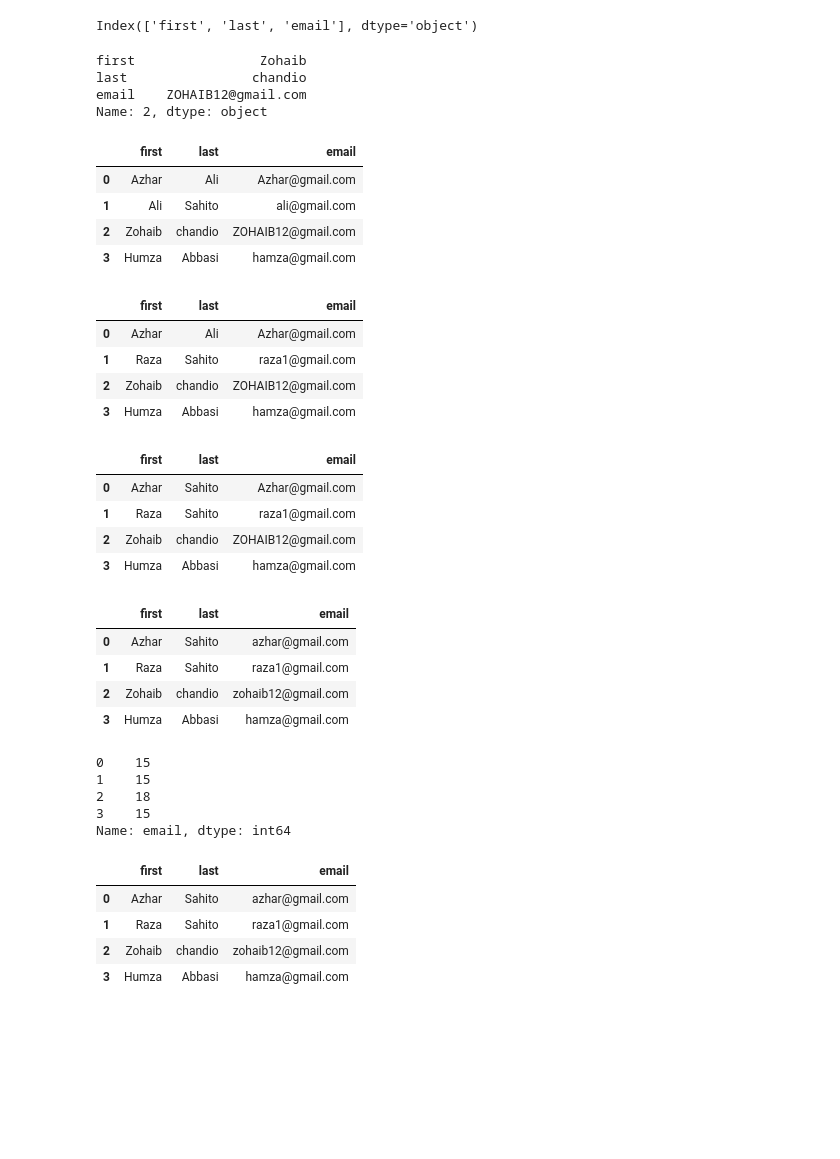
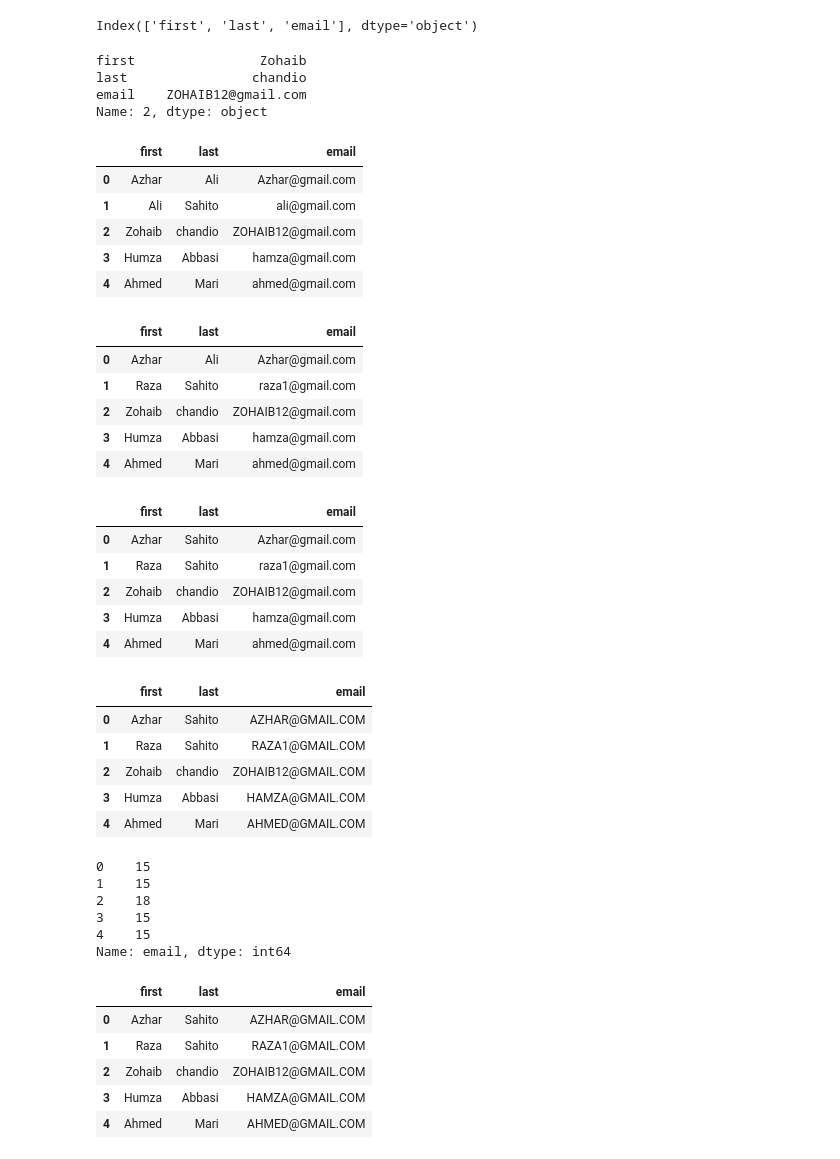
Before and after one commit to Asghar267/100DaysOfCodePython_Reboot_2.0, a Jupyter notebook: Day_18_pandas.ipynb, the cells around one changed output. Drawn from its saved outputs; the diff is of its cells as text; code cells hidden in the pictures; blank space fills up the shorter version.

```diff
--- a/Day_18_pandas.ipynb
+++ b/Day_18_pandas.ipynb
@@ -16,9 +16,9 @@ people = {
 }
 # %%
 people = {
-    'first': ['Azhar', 'Ali', 'sahito','Humza'],
-    'last' : ["Ali", "Sahito", "Azhar","Abbasi"],
-    'email': ['Azhar@gmail.com', 'ali@gmail.com', 'sahito@gmail.com', 'hamza@gmail.com']
+    'first': ['Azhar', 'Ali', 'sahito','Humza','Ahmed'],
+    'last' : ["Ali", "Sahito", "Azhar","Abbasi",'Mari'],
+    'email': ['Azhar@gmail.com', 'ali@gmail.com', 'sahito@gmail.com', 'hamza@gmail.com','ahmed@gmail.com']
 }
 # %%
 df = pd.DataFrame(people)
@@ -145,6 +149,7 @@ Name: 2, dtype: object
 | 1 | Ali | Sahito | ali@gmail.com |
 | 2 | Zohaib | chandio | ZOHAIB12@gmail.com |
 | 3 | Humza | Abbasi | hamza@gmail.com |
+| 4 | Ahmed | Mari | ahmed@gmail.com |
 # %%
 df.loc[1,['first','email']] = ['Raza', 'raza1@gmail.com']
 df
@@ -154,6 +159,7 @@ df
 | 1 | Raza | Sahito | raza1@gmail.com |
 | 2 | Zohaib | chandio | ZOHAIB12@gmail.com |
 | 3 | Humza | Abbasi | hamza@gmail.com |
+| 4 | Ahmed | Mari | ahmed@gmail.com |
 # %%
 df.loc[0,'last'] ='Sahito' #change single value method 1
 # df.at[0,'last'] = "ALI"    #method 2
@@ -164,16 +170,18 @@ df
 | 1 | Raza | Sahito | raza1@gmail.com |
 | 2 | Zohaib | chandio | ZOHAIB12@gmail.com |
 | 3 | Humza | Abbasi | hamza@gmail.com |
+| 4 | Ahmed | Mari | ahmed@gmail.com |
 # %%
-df['email'] = df['email'].str.lower() #Changing into lower case all emails both methods work same
-df['email'].str.lower()
+df['email'] = df['email'].str.upper() #Changing into upper case all emails both methods work same
+df['email'].str.upper()
 df
 # %% [output]
 |  | first | last | email |
-| 0 | Azhar | Sahito | azhar@gmail.com |
-| 1 | Raza | Sahito | raza1@gmail.com |
-| 2 | Zohaib | chandio | zohaib12@gmail.com |
-| 3 | Humza | Abbasi | hamza@gmail.com |
+| 0 | Azhar | Sahito | AZHAR@GMAIL.COM |
+| 1 | Raza | Sahito | RAZA1@GMAIL.COM |
+| 2 | Zohaib | chandio | ZOHAIB12@GMAIL.COM |
+| 3 | Humza | Abbasi | HAMZA@GMAIL.COM |
+| 4 | Ahmed | Mari | AHMED@GMAIL.COM |
 # %%
 df['email'].apply(len) # gives length of emails
 # %% [output]
@@ -181,6 +189,7 @@ df['email'].apply(len) # gives length of emails
 1    15
 2    18
 3    15
+4    15
 Name: email, dtype: int64
 # %%
 def update_email(email):
@@ -189,10 +198,11 @@ df['email'].apply(update_email)
 df
 # %% [output]
 |  | first | last | email |
-| 0 | Azhar | Sahito | azhar@gmail.com |
-| 1 | Raza | Sahito | raza1@gmail.com |
-| 2 | Zohaib | chandio | zohaib12@gmail.com |
-| 3 | Humza | Abbasi | hamza@gmail.com |
+| 0 | Azhar | Sahito | AZHAR@GMAIL.COM |
+| 1 | Raza | Sahito | RAZA1@GMAIL.COM |
+| 2 | Zohaib | chandio | ZOHAIB12@GMAIL.COM |
+| 3 | Humza | Abbasi | HAMZA@GMAIL.COM |
+| 4 | Ahmed | Mari | AHMED@GMAIL.COM |
 # %%
 df['email'] = df['email'].apply(lambda x: x.lower())
 df
```
Also changed, not shown: parts of 45 cells of this notebook.
